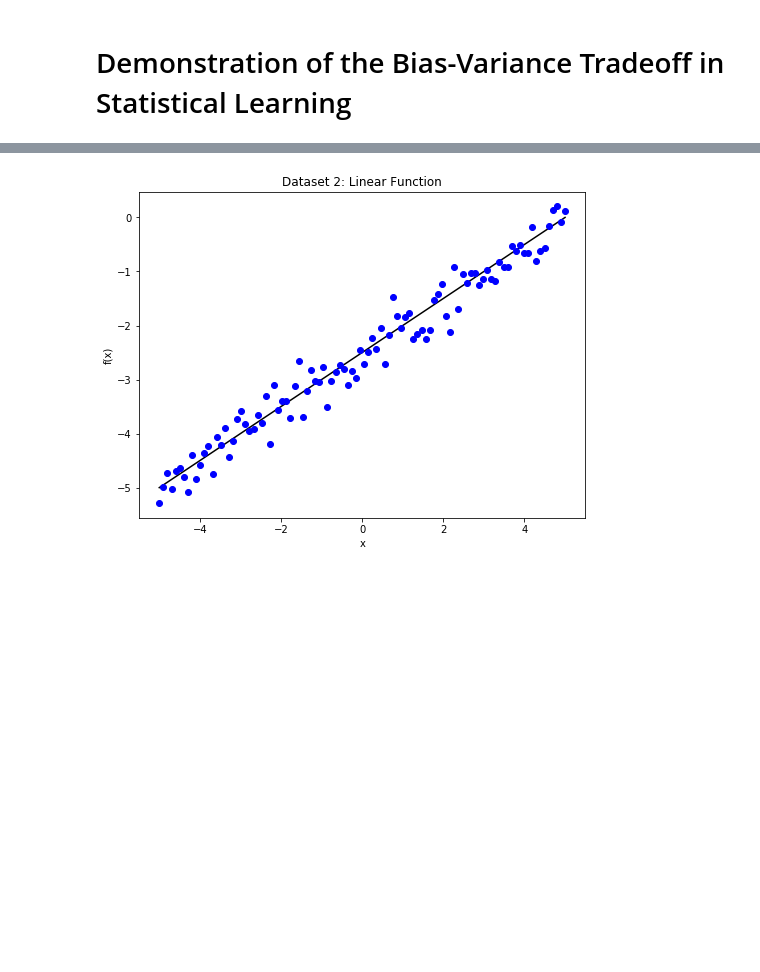
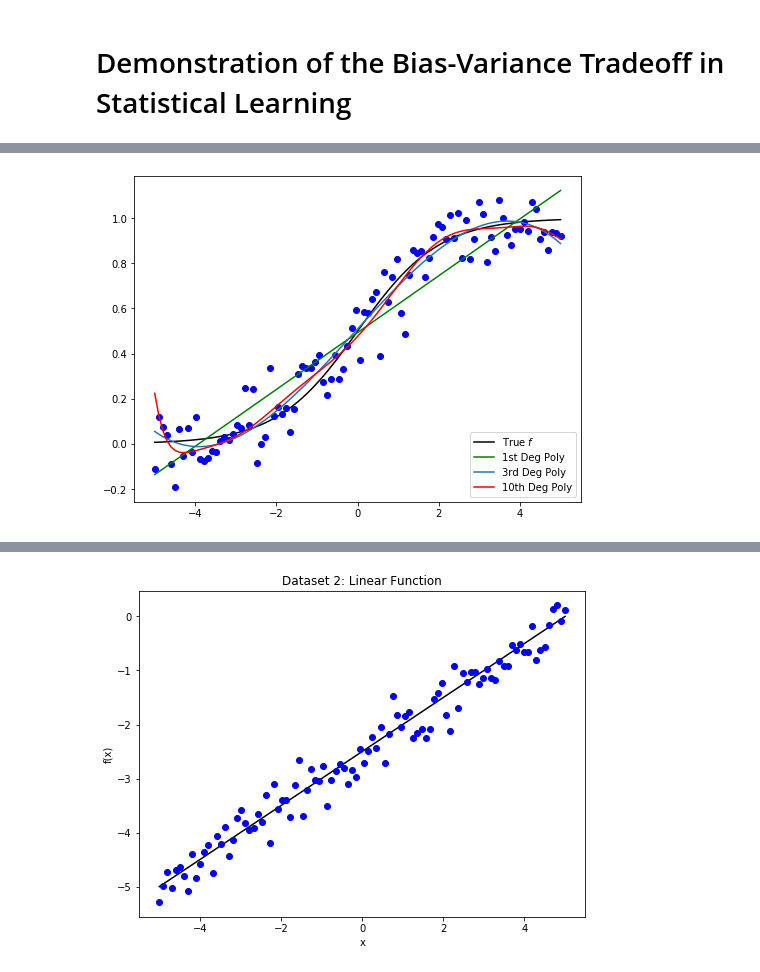
Before and after one commit to HKuz/MachineLearningPractice, a Jupyter notebook: BiasVarDemo/Bias-VarianceTradeoffDemo.ipynb, the cells around one changed output, grey strips where cells are left out. Saved outputs shown, nothing was run; the diff lists cells and outputs as text; code cells hidden in the pictures; blank space fills up the shorter version.

```diff
--- a/BiasVarDemo/Bias-VarianceTradeoffDemo.ipynb
+++ b/BiasVarDemo/Bias-VarianceTradeoffDemo.ipynb
@@ -27,0 +75,26 @@ plt.ylabel('f(x)');
+# %%
+def make_poly_func(x, *args):
+    """
+    :param x: 1D array of inputs to apply polynomial coefs to
+    :param *args: array of np.polyfit coefficients
+    :return: f(x) for inputs x using given polynomial coefficients
+    """
+    deg = len(*args) - 1
+    result = np.zeros_like(x)
+    for i, coef in enumerate(*args):
+        result += coef * (x ** (deg - i))
+    return result
+# %%
+deg_1 = np.polyfit(X_sig_train.reshape(-1), y_sig_train, 1)
+deg_3 = np.polyfit(X_sig_train.reshape(-1), y_sig_train, 3)
+deg_10 = np.polyfit(X_sig_train.reshape(-1), y_sig_train, 10)
+# %%
+plt.figure(figsize=(8, 6));
+plt.plot(x_1, true_1, 'k-', label='True $f$');
+plt.plot(x_1, data_1, 'bo', label='');
+plt.plot(x_1, make_poly_func(x_1, deg_1), 'g-', label='1st Deg Poly');
+plt.plot(x_1, make_poly_func(x_1, deg_3), label='3rd Deg Poly');
+plt.plot(x_1, make_poly_func(x_1, deg_10), 'r-', label='10th Deg Poly');
+plt.legend(loc='lower right');
+# %% [output]
+[figure, added]
```
Also changed, not shown: parts of 12 cells of this notebook.
